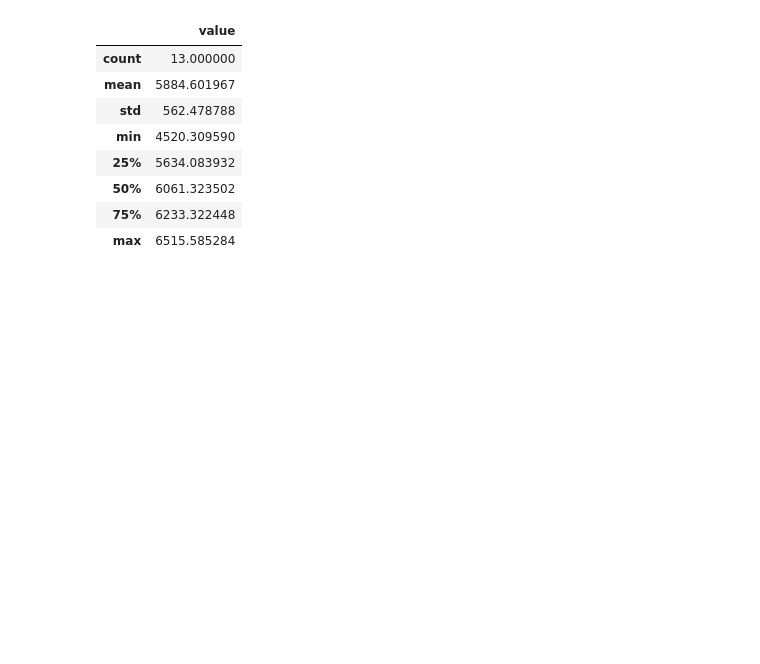
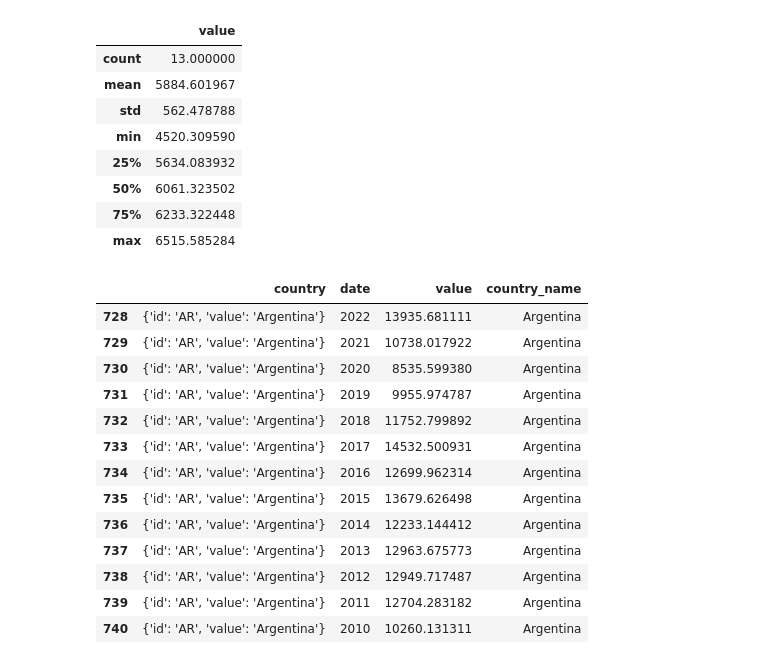
Before and after one commit to zsoffiy/Analisis_de_datos_proyecto1, a Jupyter notebook: Playground.ipynb, the cells around one changed output. Cells and saved outputs as stored; diff of their text form; code cells hidden in the pictures; blank space fills up the shorter version.

```diff
--- a/Playground.ipynb
+++ b/Playground.ipynb
@@ -175,3 +175,20 @@ df[df["country_name"] == "Ecuador"].describe()
 | 50% | 6061.323502 |
 | 75% | 6233.322448 |
 | max | 6515.585284 |
+# %%
+df[df["country_name"] == "Argentina"]
+# %% [output]
+|  | country | date | value | country_name |
+| 728 | {'id': 'AR', 'value': 'Argentina'} | 2022 | 13935.681111 | Argentina |
+| 729 | {'id': 'AR', 'value': 'Argentina'} | 2021 | 10738.017922 | Argentina |
+| 730 | {'id': 'AR', 'value': 'Argentina'} | 2020 | 8535.599380 | Argentina |
+| 731 | {'id': 'AR', 'value': 'Argentina'} | 2019 | 9955.974787 | Argentina |
+| 732 | {'id': 'AR', 'value': 'Argentina'} | 2018 | 11752.799892 | Argentina |
+| 733 | {'id': 'AR', 'value': 'Argentina'} | 2017 | 14532.500931 | Argentina |
+| 734 | {'id': 'AR', 'value': 'Argentina'} | 2016 | 12699.962314 | Argentina |
+| 735 | {'id': 'AR', 'value': 'Argentina'} | 2015 | 13679.626498 | Argentina |
+| 736 | {'id': 'AR', 'value': 'Argentina'} | 2014 | 12233.144412 | Argentina |
+| 737 | {'id': 'AR', 'value': 'Argentina'} | 2013 | 12963.675773 | Argentina |
+| 738 | {'id': 'AR', 'value': 'Argentina'} | 2012 | 12949.717487 | Argentina |
+| 739 | {'id': 'AR', 'value': 'Argentina'} | 2011 | 12704.283182 | Argentina |
+| 740 | {'id': 'AR', 'value': 'Argentina'} | 2010 | 10260.131311 | Argentina |
```
Also changed, not shown: parts of 13 cells of this notebook.
